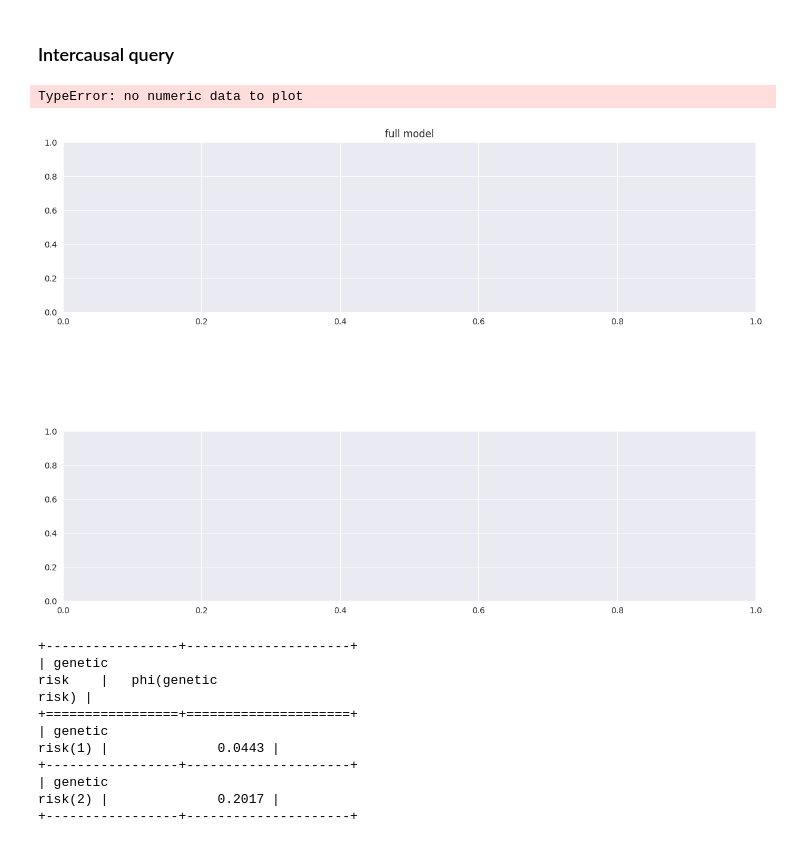
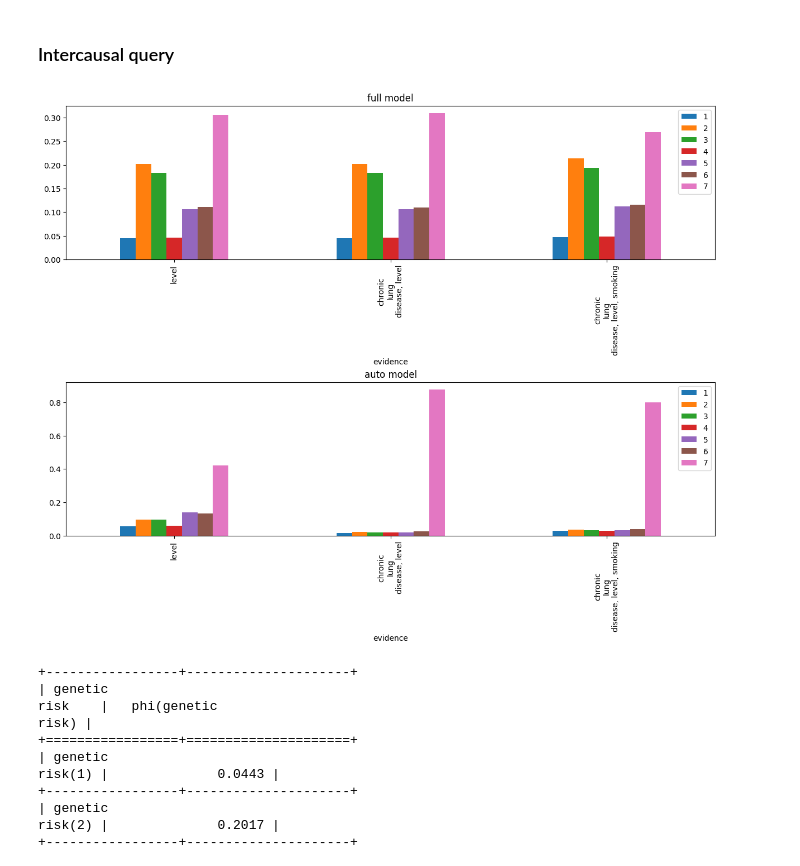
Before and after one commit to SeppiaBrilla/FAIKR_2023_MOD_3_Project, a Jupyter notebook: FAIKR_2023_MOD_3_Project_ultimate_version.ipynb, the cells around one changed output. Cells and saved outputs as stored; diff of their text form; code cells hidden in the pictures.

```diff
--- a/FAIKR_2023_MOD_3_Project_ultimate_version.ipynb
+++ b/FAIKR_2023_MOD_3_Project_ultimate_version.ipynb
@@ -341,14 +341,13 @@ get_trimmed_shape([data_train, data_test], [mb_auto_bn, mb_auto_bn_ans_level], [
 # %% [markdown]
 ### Intercausal query
 # %%
-evidences = [{mp('level'): 2}, {mp('chronic lung disease'): 6, mp('level'): 2},]
+evidences = [{mp('level'): 2}, {mp('chronic lung disease'): 6, mp('level'): 2}, {mp('chronic lung disease'): 6, mp('level'): 2, mp('smoking'):1}]
 query = [mp('genetic risk')]
 
 query_result = make_queries([full_bn_inference, auto_bn_inference], ['full model', 'auto model'], evidences, query)
-multi_bar_plot(query_result.values(), query_result.keys(), 'evidence', .7)
+multi_bar_plot(query_result.values(), query_result.keys(), 'evidence', .8)
 # %% [output]
-TypeError: no numeric data to plot
-[figure, old version]
+[figure, new version]
 # %%
 my_full =  VariableElimination(full_bn_model)
 posterior_probs = my_full.query(variables=[mp('genetic risk')], evidence={mp('chronic lung disease'): 6, mp('level'): 2,},
```
Also changed, not shown: parts of 7 cells of this notebook, 1 other file.
